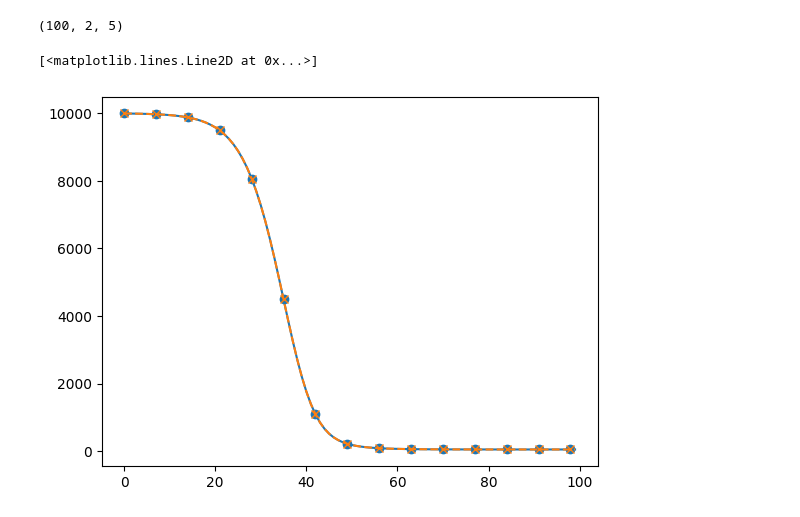
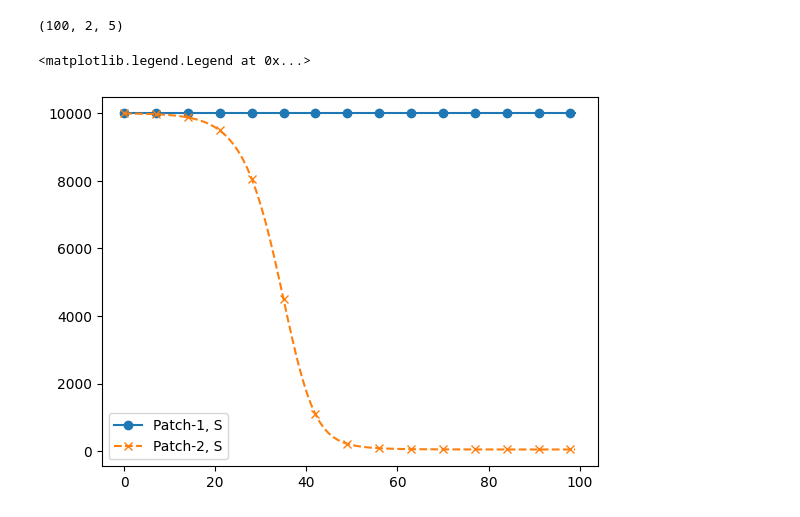
Before and after one commit to HimanshuSingh-all/Patch-Based-Simulator, a Jupyter notebook: seirv.ipynb, the cells around one changed output. Saved outputs shown, nothing was run; the diff lists cells and outputs as text; code cells hidden in the pictures.

```diff
--- a/seirv.ipynb
+++ b/seirv.ipynb
@@ -28,7 +32,7 @@ params_stepper = {
 # %%
 patchstates = []
 STEPS = 100
-betas_patches = np.array((1, 1))
+betas_patches = np.array((0, 1))
 network_matrix = np.eye(2)
 for i in range(STEPS):
     step = SEIRV_patch_stepper(
@@ -47,8 +51,10 @@ patchstates.shape
 (100, 2, 5)
 # %%
 import matplotlib.pyplot as plt
-plt.plot(patchstates[:,0, 0], marker = 'o', markevery = 7, label = 'Patch-1')
-plt.plot(patchstates[:,1, 0], marker = 'x', linestyle = 'dashed', markevery = 7, label = 'Patch-2')
+
+plt.plot(patchstates[:,0, 0], marker = 'o', markevery = 7, label = 'Patch-1, S')
+plt.plot(patchstates[:,1, 0], marker = 'x', linestyle = 'dashed', markevery = 7, label = 'Patch-2, S')
+plt.legend()
 # %% [output]
-[<matplotlib.lines.Line2D at 0x...>]
+<matplotlib.legend.Legend at 0x...>
-[figure, old version]
+[figure, new version]
```
Also changed, not shown: parts of 14 cells of this notebook.
